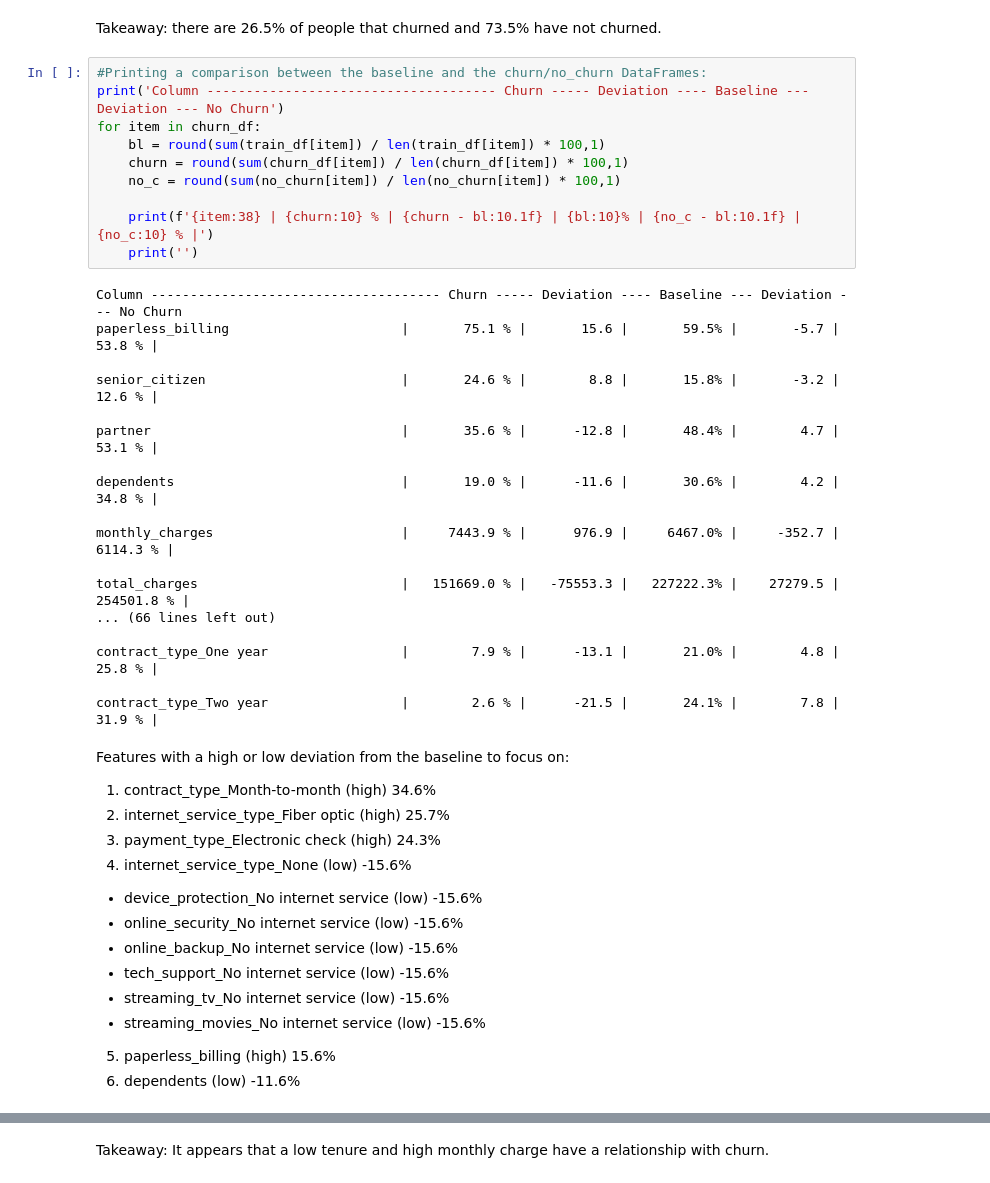
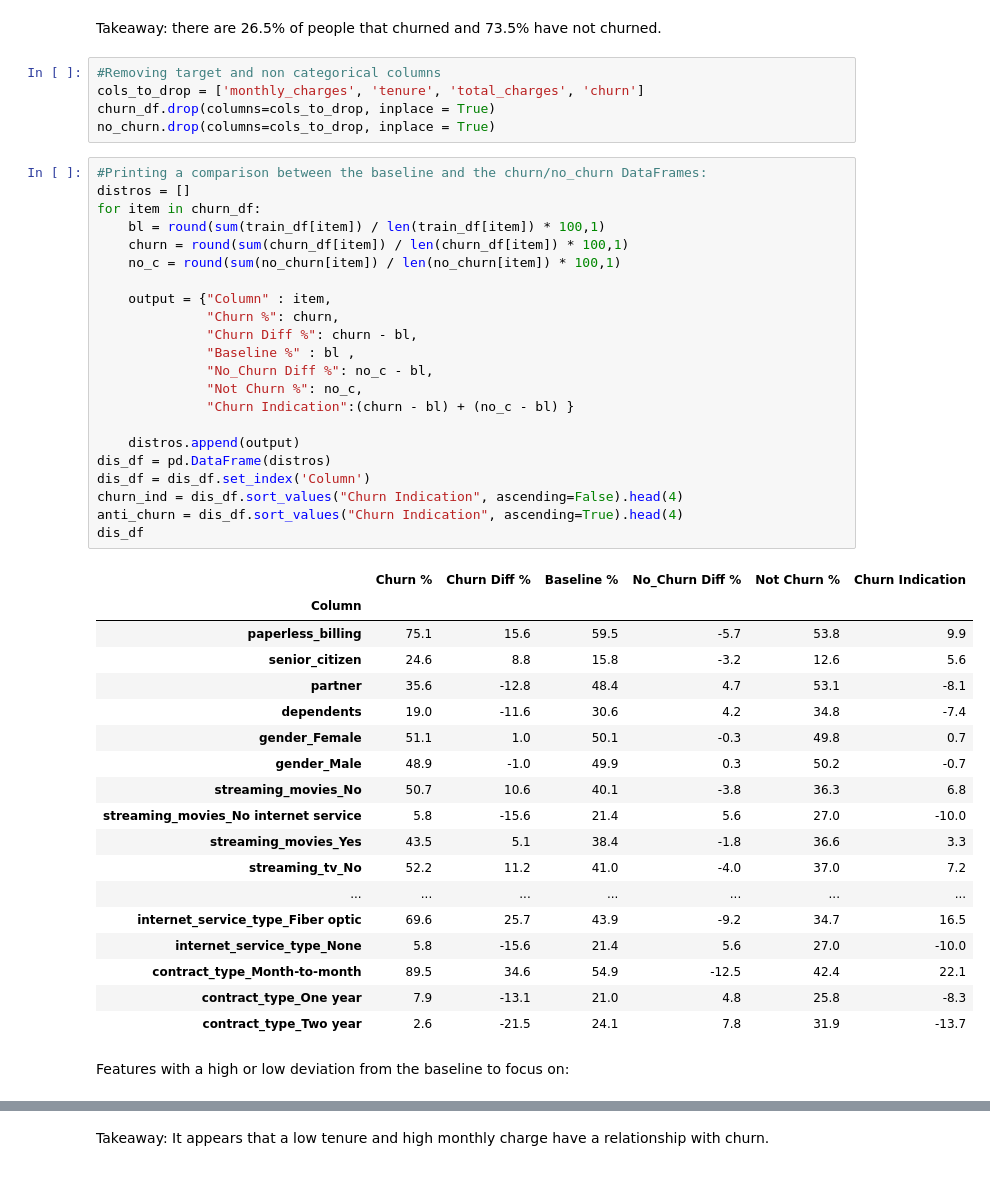
Before and after one commit to JoshuaHolt-Tech/classification_project, a Jupyter notebook: working_notebook.ipynb, the cells around one changed output, grey strips where cells are left out. Saved outputs shown, nothing was run; the diff lists cells and outputs as text.

```diff
--- a/working_notebook.ipynb
+++ b/working_notebook.ipynb
@@ -118,45 +118,51 @@ churn_df length: 1046
 no_churn length: 2897
 # %% [markdown]
 Takeaway: there are 26.5% of people that churned and 73.5% have not churned.
+# %%
+#Removing target and non categorical columns
+cols_to_drop = ['monthly_charges', 'tenure', 'total_charges', 'churn']
+churn_df.drop(columns=cols_to_drop, inplace = True)
+no_churn.drop(columns=cols_to_drop, inplace = True)
 # %%
 #Printing a comparison between the baseline and the churn/no_churn DataFrames:
-print('Column ------------------------------------- Churn ----- Deviation ---- Baseline --- Deviation --- No Churn')
+distros = []
 for item in churn_df:
     bl = round(sum(train_df[item]) / len(train_df[item]) * 100,1)
     churn = round(sum(churn_df[item]) / len(churn_df[item]) * 100,1)
     no_c = round(sum(no_churn[item]) / len(no_churn[item]) * 100,1)
 
-    print(f'{item:38} | {churn:10} % | {churn - bl:10.1f} | {bl:10}% | {no_c - bl:10.1f} | {no_c:10} % |')
-    print('')
+    output = {"Column" : item,
+              "Churn %": churn,
+              "Churn Diff %": churn - bl,
+              "Baseline %" : bl ,
+              "No_Churn Diff %": no_c - bl,
+              "Not Churn %": no_c,
+              "Churn Indication":(churn - bl) + (no_c - bl) }
+
+    distros.append(output)
+dis_df = pd.DataFrame(distros)
+dis_df = dis_df.set_index('Column')
+churn_ind = dis_df.sort_values("Churn Indication", ascending=False).head(4)
+anti_churn = dis_df.sort_values("Churn Indication", ascending=True).head(4)
+dis_df
 # %% [output]
-Column ------------------------------------- Churn ----- Deviation ---- Baseline --- Deviation --- No Churn
-paperless_billing                      |       75.1 % |       15.6 |       59.5% |       -5.7 |       53.8 % |
-
-senior_citizen                         |       24.6 % |        8.8 |       15.8% |       -3.2 |       12.6 % |
-
-partner                                |       35.6 % |      -12.8 |       48.4% |        4.7 |       53.1 % |
-
-dependents                             |       19.0 % |      -11.6 |       30.6% |        4.2 |       34.8 % |
-
-monthly_charges                        |     7443.9 % |      976.9 |     6467.0% |     -352.7 |     6114.3 % |
-
-total_charges                          |   151669.0 % |   -75553.3 |   227222.3% |    27279.5 |   254501.8 % |
-... (66 lines left out)
-
-contract_type_One year                 |        7.9 % |      -13.1 |       21.0% |        4.8 |       25.8 % |
-
-contract_type_Two year                 |        2.6 % |      -21.5 |       24.1% |        7.8 |       31.9 % |
+|  | Churn % | Churn Diff % | Baseline % | No_Churn Diff % | Not Churn % | Churn Indication |
+| Column |  |  |  |  |  |  |
+| paperless_billing | 75.1 | 15.6 | 59.5 | -5.7 | 53.8 | 9.9 |
+| senior_citizen | 24.6 | 8.8 | 15.8 | -3.2 | 12.6 | 5.6 |
+| partner | 35.6 | -12.8 | 48.4 | 4.7 | 53.1 | -8.1 |
+| dependents | 19.0 | -11.6 | 30.6 | 4.2 | 34.8 | -7.4 |
+| gender_Female | 51.1 | 1.0 | 50.1 | -0.3 | 49.8 | 0.7 |
+| gender_Male | 48.9 | -1.0 | 49.9 | 0.3 | 50.2 | -0.7 |
+| streaming_movies_No | 50.7 | 10.6 | 40.1 | -3.8 | 36.3 | 6.8 |
+| streaming_movies_No internet service | 5.8 | -15.6 | 21.4 | 5.6 | 27.0 | -10.0 |
+| streaming_movies_Yes | 43.5 | 5.1 | 38.4 | -1.8 | 36.6 | 3.3 |
+| streaming_tv_No | 52.2 | 11.2 | 41.0 | -4.0 | 37.0 | 7.2 |
+| ... | ... | ... | ... | ... | ... | ... |
+| internet_service_type_Fiber optic | 69.6 | 25.7 | 43.9 | -9.2 | 34.7 | 16.5 |
+| internet_service_type_None | 5.8 | -15.6 | 21.4 | 5.6 | 27.0 | -10.0 |
+| contract_type_Month-to-month | 89.5 | 34.6 | 54.9 | -12.5 | 42.4 | 22.1 |
+| contract_type_One year | 7.9 | -13.1 | 21.0 | 4.8 | 25.8 | -8.3 |
+| contract_type_Two year | 2.6 | -21.5 | 24.1 | 7.8 | 31.9 | -13.7 |
 # %% [markdown]
 Features with a high or low deviation from the baseline to focus on:
-1. contract_type_Month-to-month (high) 34.6%
-2. internet_service_type_Fiber optic (high) 25.7%
-3. payment_type_Electronic check (high) 24.3%
-4. internet_service_type_None (low) -15.6%
-- device_protection_No internet service (low) -15.6%
-- online_security_No internet service (low) -15.6%
-- online_backup_No internet service (low) -15.6%
-- tech_support_No internet service (low) -15.6%
-- streaming_tv_No internet service (low) -15.6%
-- streaming_movies_No internet service (low) -15.6%
-5. paperless_billing (high) 15.6%
-6. dependents (low) -11.6%
```
Also changed, not shown: parts of 33 cells of this notebook.
